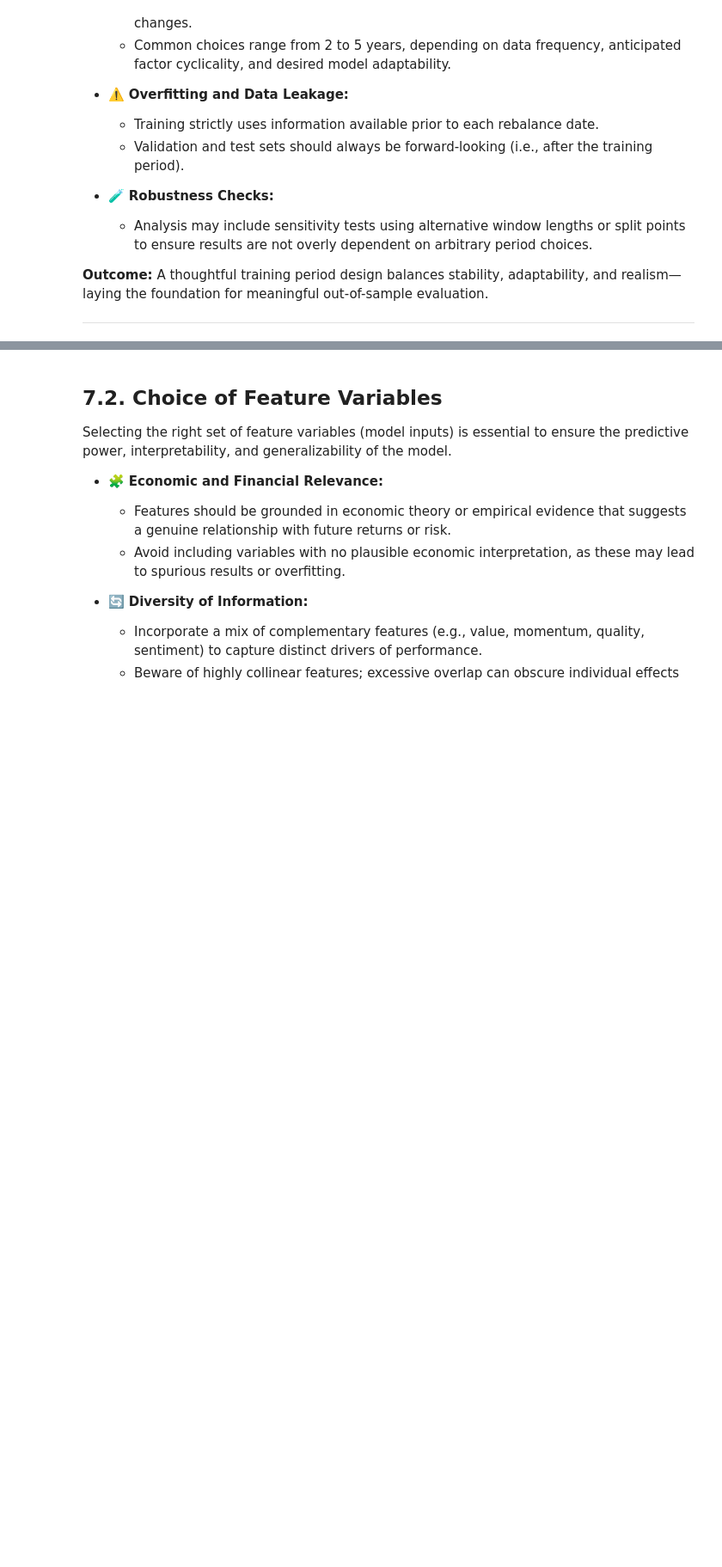
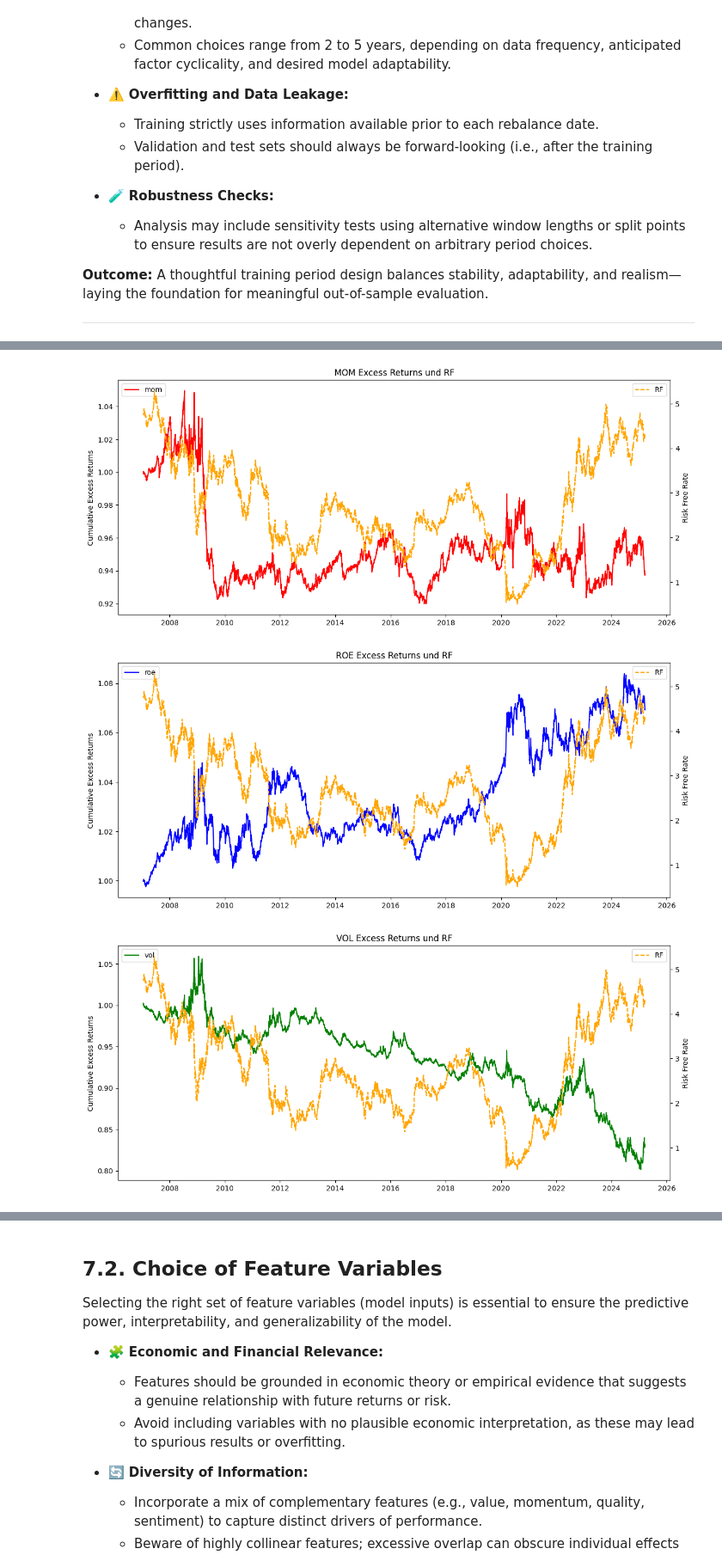
Before and after one commit to zinkjona/CPF_FINAL_PROJECT, a Jupyter notebook: ML_Multifactor.ipynb, the cells around one changed output, grey strips where cells are left out. Shown at 86% size. Saved outputs shown, nothing was run; the diff lists cells and outputs as text; code cells hidden in the pictures; blank space fills up the shorter version.

```diff
--- a/ML_Multifactor.ipynb
+++ b/ML_Multifactor.ipynb
@@ -161,0 +190,9 @@ results = run_ml_backtests([dict(name="Descriptives")], params_)
+# %%
+for res in results:
+    figs_dict = res['GetStockScores'].rf_excess_returns_figs
+    for fig in figs_dict.values():
+        display(fig)
+# %% [output]
+[figure, added]
+[figure, added]
+[figure, added]
```
Also changed, not shown: parts of 5 cells of this notebook, 1 other file.
